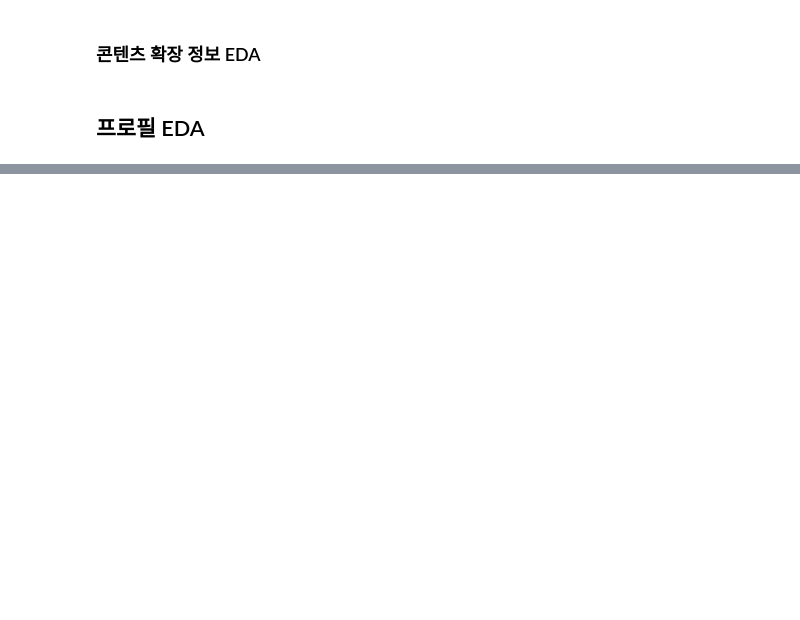
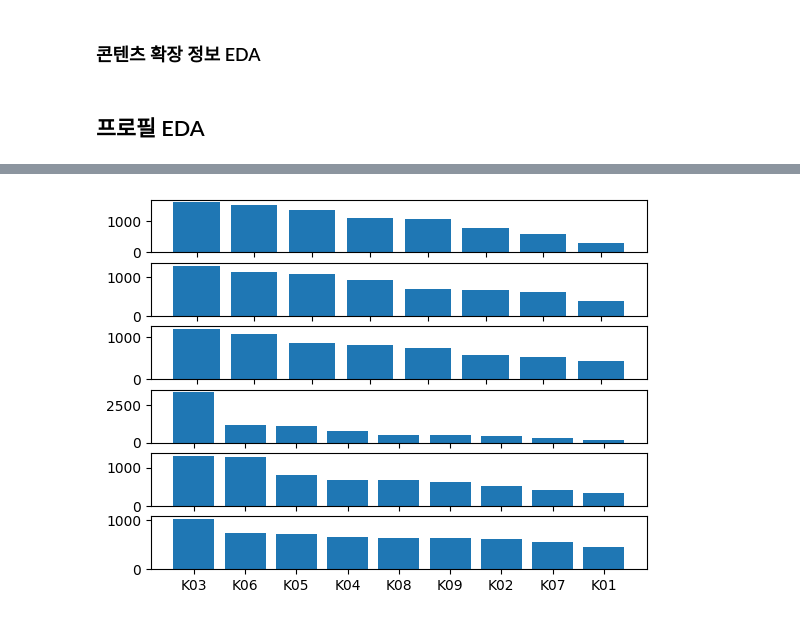
Before and after one commit to keunjoo-tak/Uplus_AI, a Jupyter notebook: eda.ipynb, the cells around one changed output, grey strips where cells are left out. Drawn from its saved outputs; the diff is of its cells as text; code cells hidden in the pictures; blank space fills up the shorter version.

```diff
--- a/eda.ipynb
+++ b/eda.ipynb
@@ -509,0 +559,14 @@ meta_df[meta_df['album_id']==6152]
+# %%
+fig, axes = plt.subplots(6,1)
+
+# 성별 막대그래프
+axes[0].bar(profile_df.pr_interest_keyword_cd_1.value_counts().index , profile_df.pr_interest_keyword_cd_1.value_counts())
+axes[1].bar(profile_df.pr_interest_keyword_cd_2.value_counts().index , profile_df.pr_interest_keyword_cd_2.value_counts())
+axes[2].bar(profile_df.pr_interest_keyword_cd_3.value_counts().index , profile_df.pr_interest_keyword_cd_3.value_counts())
+axes[3].bar(profile_df.ch_interest_keyword_cd_1.value_counts().index , profile_df.ch_interest_keyword_cd_1.value_counts())
+axes[4].bar(profile_df.ch_interest_keyword_cd_2.value_counts().index , profile_df.ch_interest_keyword_cd_2.value_counts())
+axes[5].bar(profile_df.ch_interest_keyword_cd_3.value_counts().index , profile_df.ch_interest_keyword_cd_3.value_counts())
+
+plt.show()
+# %% [output]
+[figure, added]
```
Also changed, not shown: parts of 5 cells of this notebook.
